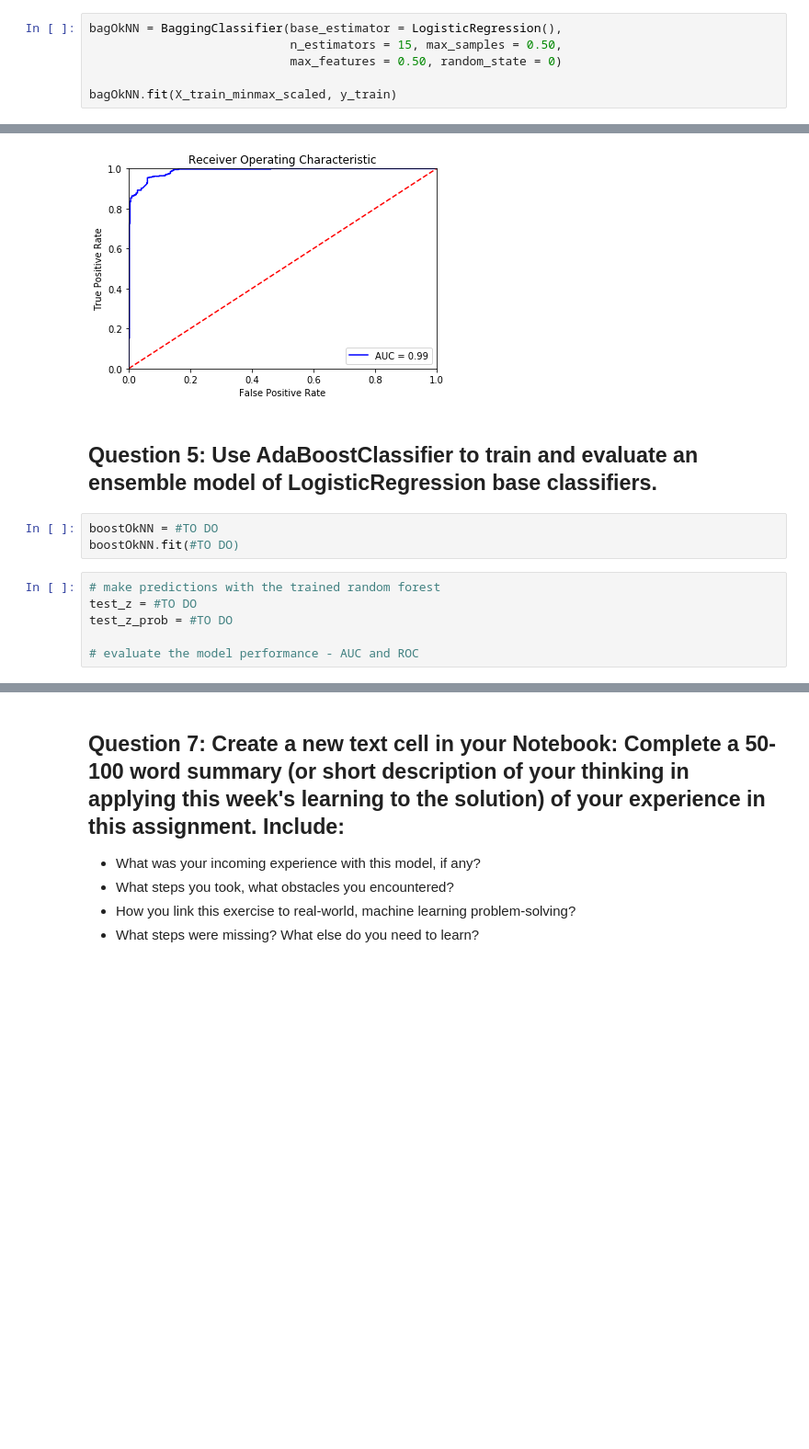
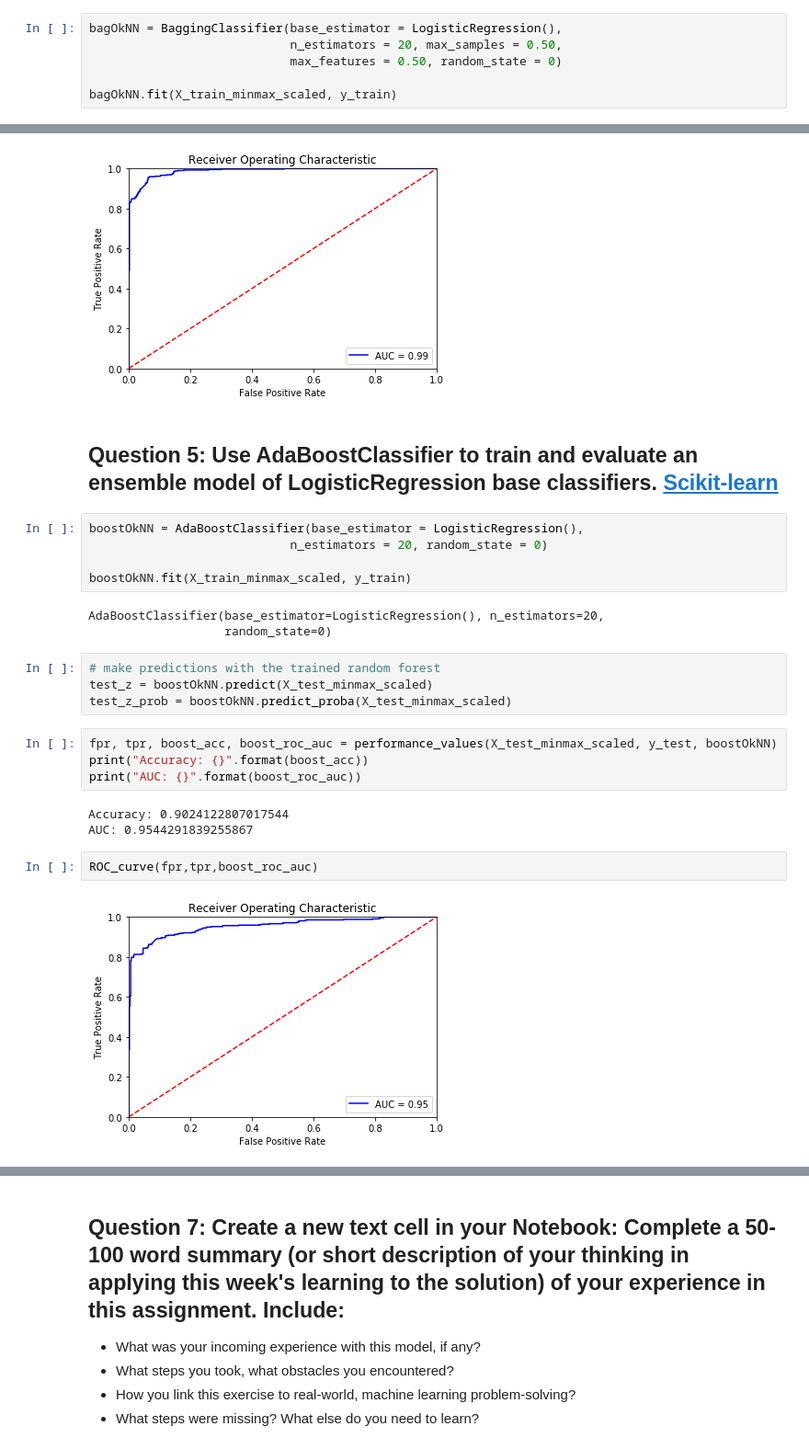
Before and after one commit to rodolfolermacontreras/ML_2_Assignment_4, a Jupyter notebook: ML520-Lesson4-RodolfoLerma.ipynb, the cells around one changed output, grey strips where cells are left out. Shown at 92% size. Drawn from its saved outputs; the diff is of its cells as text; blank space fills up the shorter version.

```diff
--- a/ML520-Lesson4-RodolfoLerma.ipynb
+++ b/ML520-Lesson4-RodolfoLerma.ipynb
@@ -343,6 +336,6 @@ ROC_curve(fpr,tpr,lr_roc_auc)
 # %%
 bagOkNN = BaggingClassifier(base_estimator = LogisticRegression(),
-                            n_estimators = 15, max_samples = 0.50,
+                            n_estimators = 20, max_samples = 0.50,
                             max_features = 0.50, random_state = 0)
 
 bagOkNN.fit(X_train_minmax_scaled, y_train)
@@ -365,14 +358,28 @@ ROC_curve(fpr,tpr,bag_roc_auc)
 # %% [output]
 [figure]
 # %% [markdown]
-## Question 5: Use AdaBoostClassifier to train and evaluate an ensemble model of LogisticRegression base classifiers.
+## Question 5: Use AdaBoostClassifier to train and evaluate an ensemble model of LogisticRegression base classifiers. [Scikit-learn](https://scikit-learn.org/stable/modules/generated/sklearn.ensemble.AdaBoostClassifier.html)
-# %%
-boostOkNN = #TO DO
-boostOkNN.fit(#TO DO)
+# %%
+boostOkNN = AdaBoostClassifier(base_estimator = LogisticRegression(),
+                            n_estimators = 20, random_state = 0)
+
+boostOkNN.fit(X_train_minmax_scaled, y_train)
+# %% [output]
+AdaBoostClassifier(base_estimator=LogisticRegression(), n_estimators=20,
+                   random_state=0)
 # %%
 # make predictions with the trained random forest
-test_z = #TO DO
-test_z_prob = #TO DO
-
-# evaluate the model performance - AUC and ROC
+test_z = boostOkNN.predict(X_test_minmax_scaled)
+test_z_prob = boostOkNN.predict_proba(X_test_minmax_scaled)
+# %%
+fpr, tpr, boost_acc, boost_roc_auc = performance_values(X_test_minmax_scaled, y_test, boostOkNN)
+print("Accuracy: {}".format(boost_acc))
+print("AUC: {}".format(boost_roc_auc))
+# %% [output]
+Accuracy: 0.9024122807017544
+AUC: 0.9544291839255867
+# %%
+ROC_curve(fpr,tpr,boost_roc_auc)
+# %% [output]
+[figure, added]
 # %% [markdown]
```
Also changed, not shown: parts of 25 cells of this notebook.
